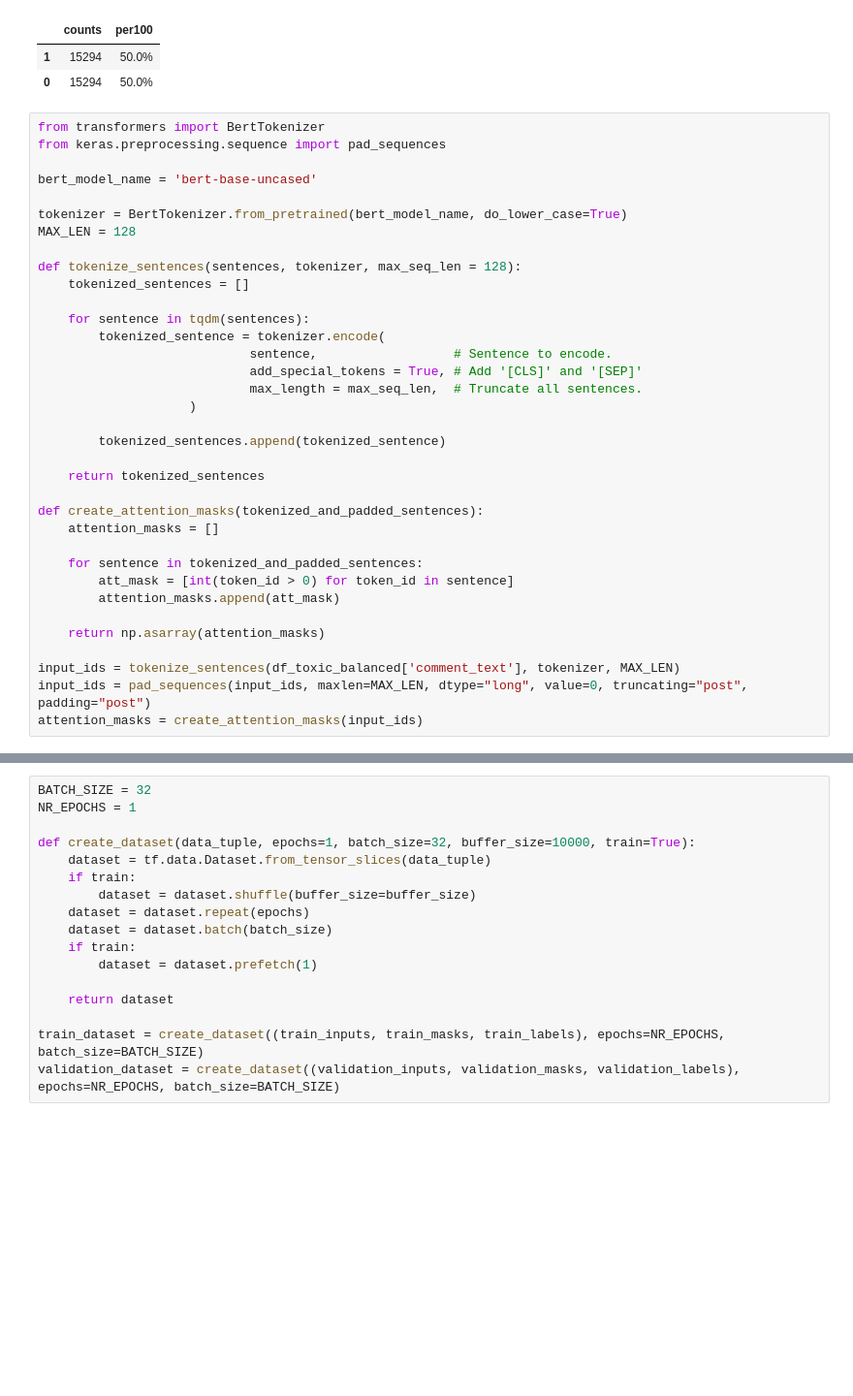
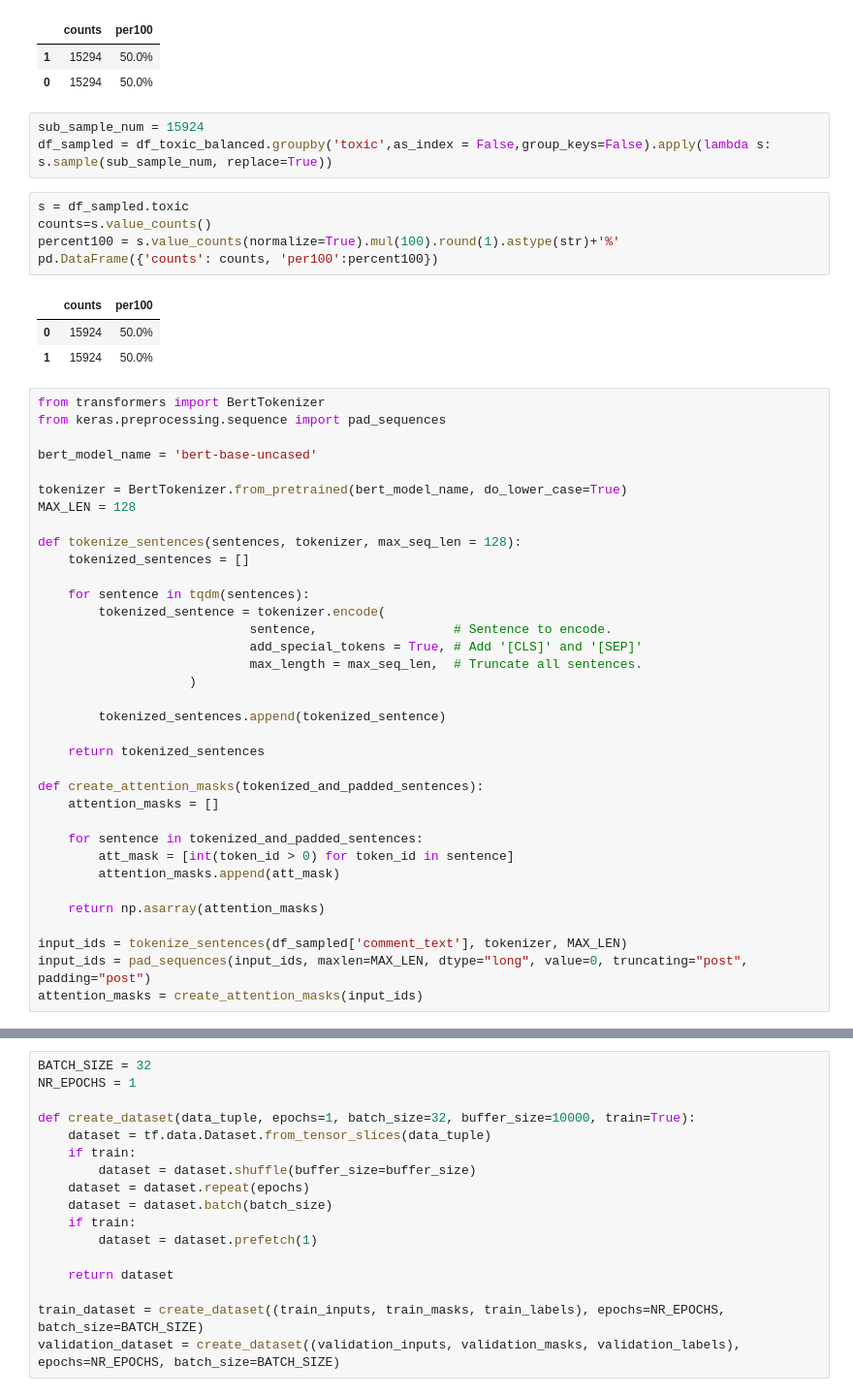
Before and after one commit to charlie-chi-zhang/Multi-Label-Text-classification-Using-BERT, a Jupyter notebook: cz02-2_toxic_binary.ipynb, the cells around one changed output, grey strips where cells are left out. Shown at 97% size. Saved outputs shown, nothing was run; the diff lists cells and outputs as text; blank space fills up the shorter version.

```diff
--- a/cz02-2_toxic_binary.ipynb
+++ b/cz02-2_toxic_binary.ipynb
@@ -217,6 +217,18 @@ pd.DataFrame({'counts': counts, 'per100':percent100})
 |  | counts | per100 |
 | 1 | 15294 | 50.0% |
 | 0 | 15294 | 50.0% |
+# %%
+sub_sample_num = 15924
+df_sampled = df_toxic_balanced.groupby('toxic',as_index = False,group_keys=False).apply(lambda s: s.sample(sub_sample_num, replace=True))
+# %%
+s = df_sampled.toxic
+counts=s.value_counts()
+percent100 = s.value_counts(normalize=True).mul(100).round(1).astype(str)+'%'
+pd.DataFrame({'counts': counts, 'per100':percent100})
+# %% [output]
+|  | counts | per100 |
+| 0 | 15924 | 50.0% |
+| 1 | 15924 | 50.0% |
 # %%
 from transformers import BertTokenizer
 from keras.preprocessing.sequence import pad_sequences
@@ -249,7 +261,7 @@ def create_attention_masks(tokenized_and_padded_sentences):
 
     return np.asarray(attention_masks)
 
-input_ids = tokenize_sentences(df_toxic_balanced['comment_text'], tokenizer, MAX_LEN)
+input_ids = tokenize_sentences(df_sampled['comment_text'], tokenizer, MAX_LEN)
 input_ids = pad_sequences(input_ids, maxlen=MAX_LEN, dtype="long", value=0, truncating="post", padding="post")
 attention_masks = create_attention_masks(input_ids)
 # %%
```
Also changed, not shown: parts of 6 cells of this notebook.
